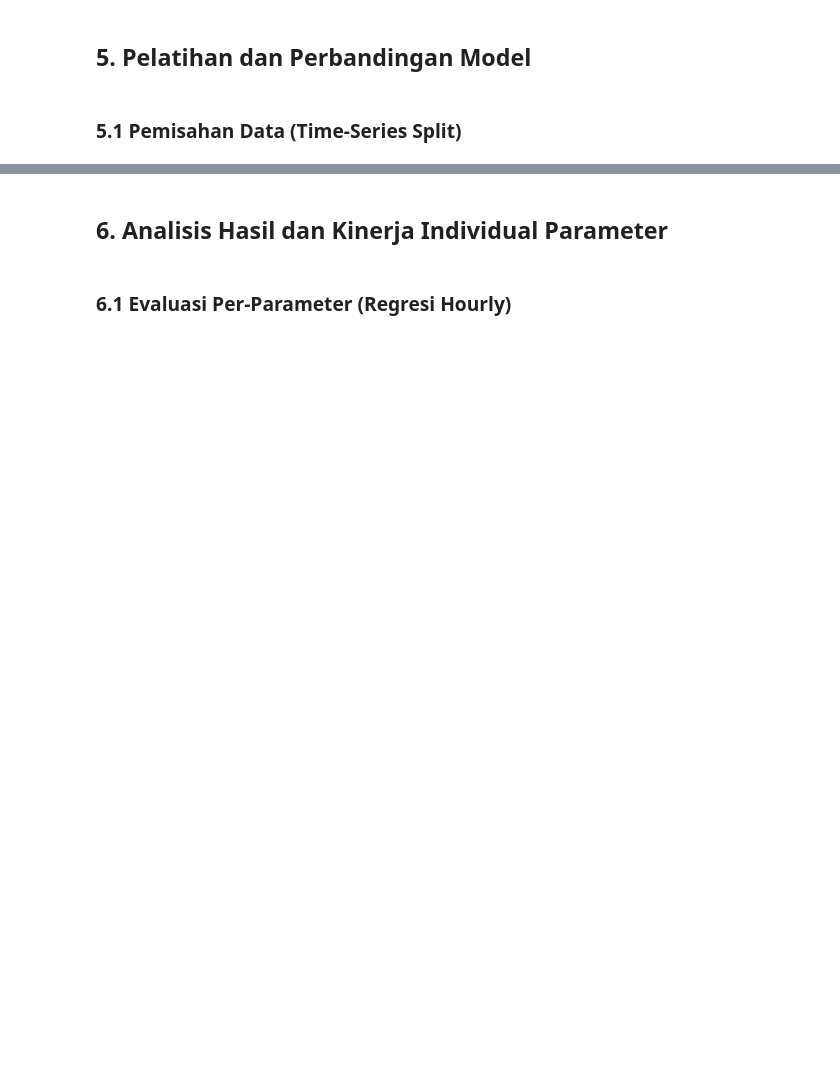
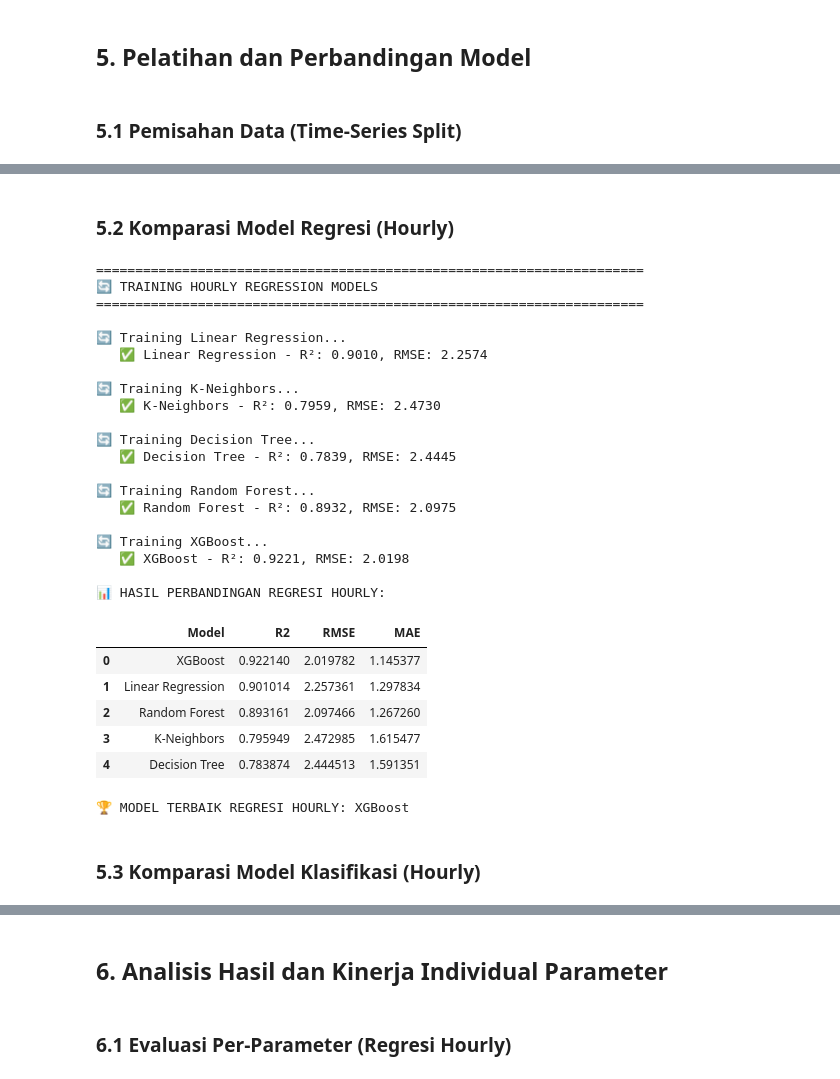
Before and after one commit to AzaniFatturFadhika/weather-iot, a Jupyter notebook: example_v2/model_training/model_weather_training.ipynb, the cells around one changed output, grey strips where cells are left out. Drawn from its saved outputs; the diff is of its cells as text; code cells hidden in the pictures; blank space fills up the shorter version.

```diff
--- a/example_v2/model_training/model_weather_training.ipynb
+++ b/example_v2/model_training/model_weather_training.ipynb
@@ -270,0 +449,76 @@ print(f"   Test:  {len(daily_test):,} baris")
+# %% [markdown]
+### 5.2 Komparasi Model Regresi (Hourly)
+# %%
+# Definisi model regresi
+regression_models = {
+    'Linear Regression': LinearRegression(),
+    'K-Neighbors': KNeighborsRegressor(n_neighbors=5),
+    'Decision Tree': DecisionTreeRegressor(random_state=42, max_depth=10),
+    'Random Forest': RandomForestRegressor(n_estimators=100, random_state=42, n_jobs=-1),
+}
+
+if XGBOOST_AVAILABLE:
+    regression_models['XGBoost'] = XGBRegressor(n_estimators=100, random_state=42, n_jobs=-1, verbosity=0)
+
+# Fungsi evaluasi
+def evaluate_regression(y_true, y_pred):
+    mse = mean_squared_error(y_true, y_pred)
+    rmse = np.sqrt(mse)
+    mae = mean_absolute_error(y_true, y_pred)
+    r2 = r2_score(y_true, y_pred)
+    return {'MSE': mse, 'RMSE': rmse, 'MAE': mae, 'R2': r2}
+# %%
+# Training HOURLY Regression Models
+print("="*70)
+print("🔄 TRAINING HOURLY REGRESSION MODELS")
+print("="*70)
+
+hourly_reg_results = []
+
+for name, model in regression_models.items():
+    print(f"\n🔄 Training {name}...")
+    model.fit(X_hourly_train, y_hourly_train_reg)
+    y_pred = model.predict(X_hourly_test)
+
+    overall_metrics = evaluate_regression(y_hourly_test_reg, y_pred)
+    overall_metrics['Model'] = name
+    hourly_reg_results.append(overall_metrics)
+
+    print(f"   ✅ {name} - R²: {overall_metrics['R2']:.4f}, RMSE: {overall_metrics['RMSE']:.4f}")
+
+df_hourly_reg = pd.DataFrame(hourly_reg_results).sort_values('R2', ascending=False)
+print("\n📊 HASIL PERBANDINGAN REGRESI HOURLY:")
+display(df_hourly_reg[['Model', 'R2', 'RMSE', 'MAE']].reset_index(drop=True))
+
+best_hourly_reg_model = df_hourly_reg.iloc[0]['Model']
+print(f"\n🏆 MODEL TERBAIK REGRESI HOURLY: {best_hourly_reg_model}")
+# %% [output]
+======================================================================
+🔄 TRAINING HOURLY REGRESSION MODELS
+======================================================================
+
+🔄 Training Linear Regression...
+   ✅ Linear Regression - R²: 0.9010, RMSE: 2.2574
+
+🔄 Training K-Neighbors...
+   ✅ K-Neighbors - R²: 0.7959, RMSE: 2.4730
+
+🔄 Training Decision Tree...
+   ✅ Decision Tree - R²: 0.7839, RMSE: 2.4445
+
+🔄 Training Random Forest...
+   ✅ Random Forest - R²: 0.8932, RMSE: 2.0975
+
+🔄 Training XGBoost...
+   ✅ XGBoost - R²: 0.9221, RMSE: 2.0198
+
+📊 HASIL PERBANDINGAN REGRESI HOURLY:
+|  | Model | R2 | RMSE | MAE |
+| 0 | XGBoost | 0.922140 | 2.019782 | 1.145377 |
+| 1 | Linear Regression | 0.901014 | 2.257361 | 1.297834 |
+| 2 | Random Forest | 0.893161 | 2.097466 | 1.267260 |
+| 3 | K-Neighbors | 0.795949 | 2.472985 | 1.615477 |
+| 4 | Decision Tree | 0.783874 | 2.444513 | 1.591351 |
+🏆 MODEL TERBAIK REGRESI HOURLY: XGBoost
+# %% [markdown]
+### 5.3 Komparasi Model Klasifikasi (Hourly)
```
Also changed, not shown: parts of 37 cells of this notebook, 3 other files.
